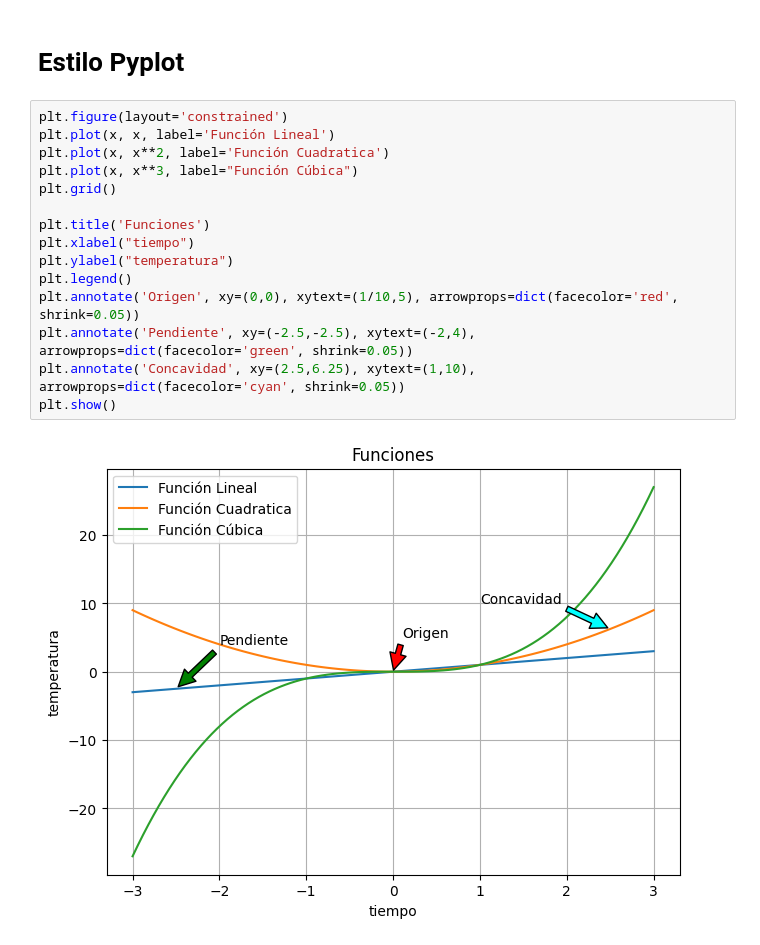
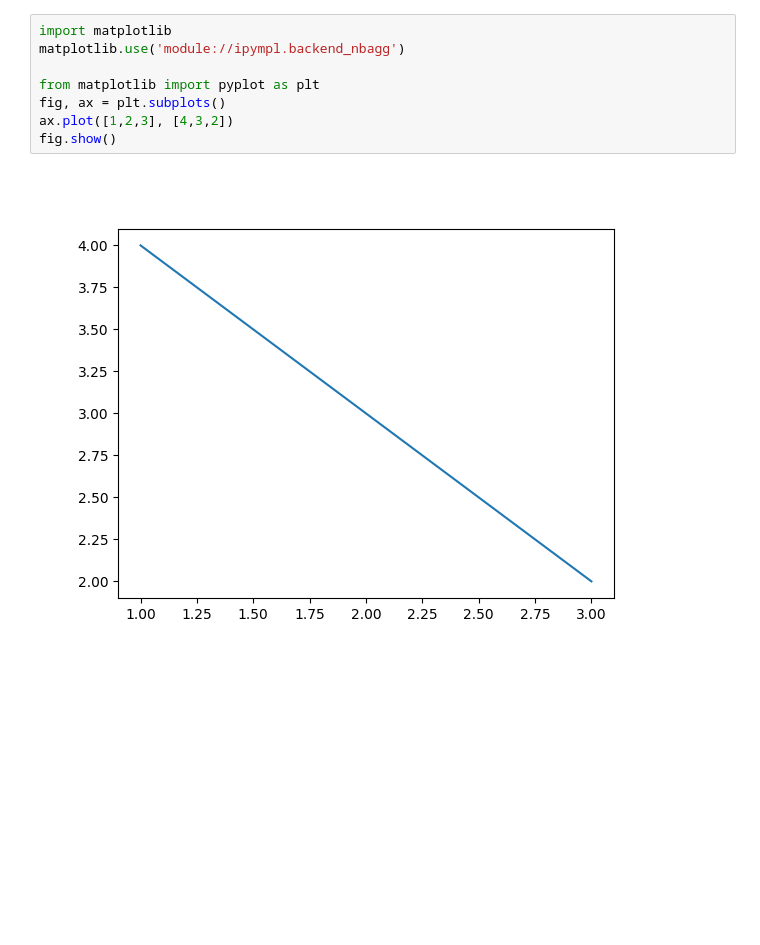
Before and after one commit to PIBSAS/Notebooks, a Jupyter notebook: pyplot_1.ipynb, the cells around one changed output. Saved outputs shown, nothing was run; the diff lists cells and outputs as text; blank space fills up the shorter version.

```diff
--- a/pyplot_1.ipynb
+++ b/pyplot_1.ipynb
@@ -21,19 +1,10 @@ plt.show()
-# %% [markdown]
-# Estilo Pyplot
-# %%
-plt.figure(layout='constrained')
-plt.plot(x, x, label='Función Lineal')
-plt.plot(x, x**2, label='Función Cuadratica')
-plt.plot(x, x**3, label="Función Cúbica")
-plt.grid()
-
-plt.title('Funciones')
-plt.xlabel("tiempo")
-plt.ylabel("temperatura")
-plt.legend()
-plt.annotate('Origen', xy=(0,0), xytext=(1/10,5), arrowprops=dict(facecolor='red', shrink=0.05))
-plt.annotate('Pendiente', xy=(-2.5,-2.5), xytext=(-2,4), arrowprops=dict(facecolor='green', shrink=0.05))
-plt.annotate('Concavidad', xy=(2.5,6.25), xytext=(1,10), arrowprops=dict(facecolor='cyan', shrink=0.05))
-plt.show()
-# %% [output]
-[figure, removed]
+# %%
+import matplotlib
+matplotlib.use('module://ipympl.backend_nbagg')
+
+from matplotlib import pyplot as plt
+fig, ax = plt.subplots()
+ax.plot([1,2,3], [4,3,2])
+fig.show()
+# %% [output]
+[figure, added]
```
Also changed, not shown: parts of 3 cells of this notebook, 7 other files.
